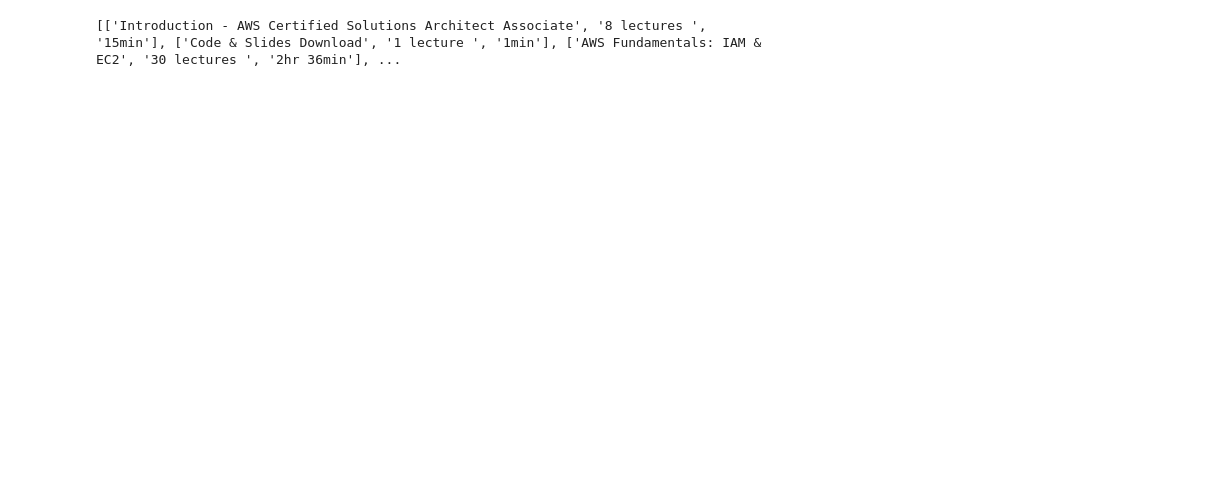
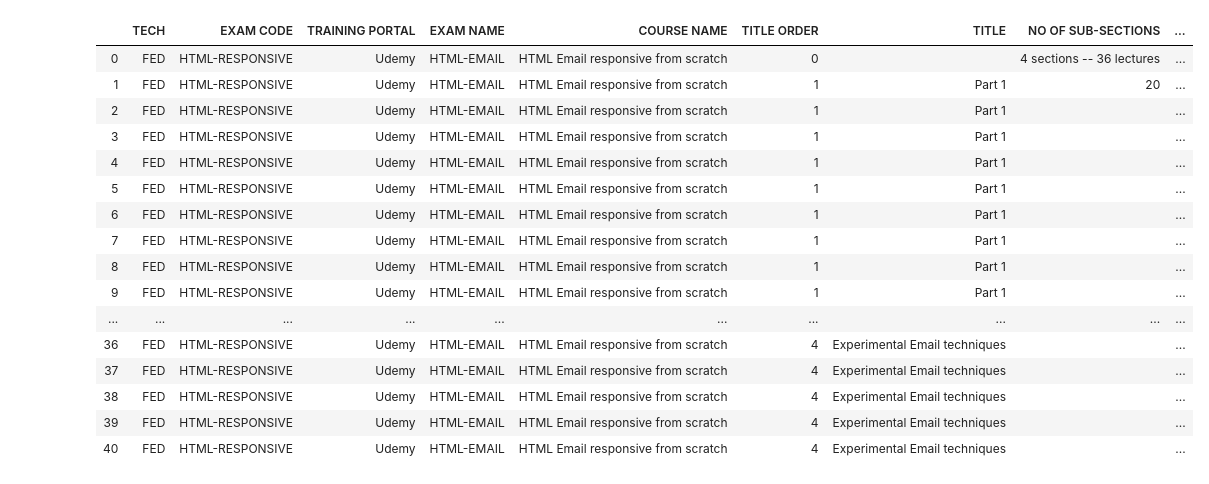
Before and after one commit to costaivo/Playground, a Jupyter notebook: py/apps/web-scraper/Udemy-js.ipynb, the cells around one changed output. Cells and saved outputs as stored; diff of their text form; code cells hidden in the pictures; blank space fills up the shorter version.

Commit message:
Scraped new files

```diff
--- a/py/apps/web-scraper/Udemy-js.ipynb
+++ b/py/apps/web-scraper/Udemy-js.ipynb
@@ -9 +81,10 @@ import pandas as pd
+# %%
+# Set Current Course & URL
+current_exam_scraped = html_email_responsive_course
+exam_code = exam_codes[current_exam_scraped]
+exam_name = exam_names[current_exam_scraped]
+start_url = urls[current_exam_scraped]
+
+# Set the file name
+file_name = training_source+'-'+exam_name
 # %%
@@ -36,32 +107,7 @@ with webdriver.Firefox() as driver:
         file.write(html_page)
 # %%
+# Read the Saved HTML File
 source_page =''
 # Read the local saved copy
-with open(course_name+'.html','r') as file:
+with open(file_name+'.html','r') as file:
     source_page = file.read()
-# %%
-# Start Processing the file
-# Parse the HTML with BeautifulSoup and create a soup object
-soup = BeautifulSoup(source_page)
-
-table_columns = []
-table_columns.append('title')
-table_columns.append('lectures')
-table_columns.append('duration')
-
-table_data = []
-# Select course list
-course_content = soup.select('div[class*="section--section--"]')
-for EachPart in course_content:
-    row_data = []
-    section_title = EachPart.select('div[class*="section--section-title--"]')[0]
-    section_content = EachPart.select('div[class*="udlite-text-sm section--section-content--"]')[0]
-    section_content = section_content.get_text(separator=" ", strip=True).split('•',1)[0]
-    section_duration = EachPart.select('span')[0]
-    row_data.append(section_title.text)
-    row_data.append(section_content)
-    row_data.append(section_duration.text)
-    table_data.append(row_data)
-print(table_data)
-# %% [output]
-[['Introduction - AWS Certified Solutions Architect Associate', '8 lectures ', '15min'], ['Code & Slides Download', '1 lecture ', '1min'], ['AWS Fundamentals: IAM & EC2', '30 lectures ', '2hr 36min'], ...
@@ -68,4 +212,23 @@ print(table_data)
 # %%
 # Create a Pandas DataFrame
 df = pd.DataFrame(table_data, columns=table_columns)
-df.to_excel(course_name+".xlsx")
+df.to_excel(file_name+".xlsx")
+df
+# %% [output]
+|  | TECH | EXAM CODE | TRAINING PORTAL | EXAM NAME | COURSE NAME | TITLE ORDER | TITLE | NO OF SUB-SECTIONS | ... |
+| 0 | FED | HTML-RESPONSIVE | Udemy | HTML-EMAIL | HTML Email responsive from scratch | 0 |  | 4 sections -- 36 lectures | ... |
+| 1 | FED | HTML-RESPONSIVE | Udemy | HTML-EMAIL | HTML Email responsive from scratch | 1 | Part 1 | 20 | ... |
+| 2 | FED | HTML-RESPONSIVE | Udemy | HTML-EMAIL | HTML Email responsive from scratch | 1 | Part 1 |  | ... |
+| 3 | FED | HTML-RESPONSIVE | Udemy | HTML-EMAIL | HTML Email responsive from scratch | 1 | Part 1 |  | ... |
+| 4 | FED | HTML-RESPONSIVE | Udemy | HTML-EMAIL | HTML Email responsive from scratch | 1 | Part 1 |  | ... |
+| 5 | FED | HTML-RESPONSIVE | Udemy | HTML-EMAIL | HTML Email responsive from scratch | 1 | Part 1 |  | ... |
+| 6 | FED | HTML-RESPONSIVE | Udemy | HTML-EMAIL | HTML Email responsive from scratch | 1 | Part 1 |  | ... |
+| 7 | FED | HTML-RESPONSIVE | Udemy | HTML-EMAIL | HTML Email responsive from scratch | 1 | Part 1 |  | ... |
+| 8 | FED | HTML-RESPONSIVE | Udemy | HTML-EMAIL | HTML Email responsive from scratch | 1 | Part 1 |  | ... |
+| 9 | FED | HTML-RESPONSIVE | Udemy | HTML-EMAIL | HTML Email responsive from scratch | 1 | Part 1 |  | ... |
+| ... | ... | ... | ... | ... | ... | ... | ... | ... | ... |
+| 36 | FED | HTML-RESPONSIVE | Udemy | HTML-EMAIL | HTML Email responsive from scratch | 4 | Experimental Email techniques |  | ... |
+| 37 | FED | HTML-RESPONSIVE | Udemy | HTML-EMAIL | HTML Email responsive from scratch | 4 | Experimental Email techniques |  | ... |
+| 38 | FED | HTML-RESPONSIVE | Udemy | HTML-EMAIL | HTML Email responsive from scratch | 4 | Experimental Email techniques |  | ... |
+| 39 | FED | HTML-RESPONSIVE | Udemy | HTML-EMAIL | HTML Email responsive from scratch | 4 | Experimental Email techniques |  | ... |
+| 40 | FED | HTML-RESPONSIVE | Udemy | HTML-EMAIL | HTML Email responsive from scratch | 4 | Experimental Email techniques |  | ... |
```
Also changed, not shown: parts of 4 cells of this notebook, 18 other files.
